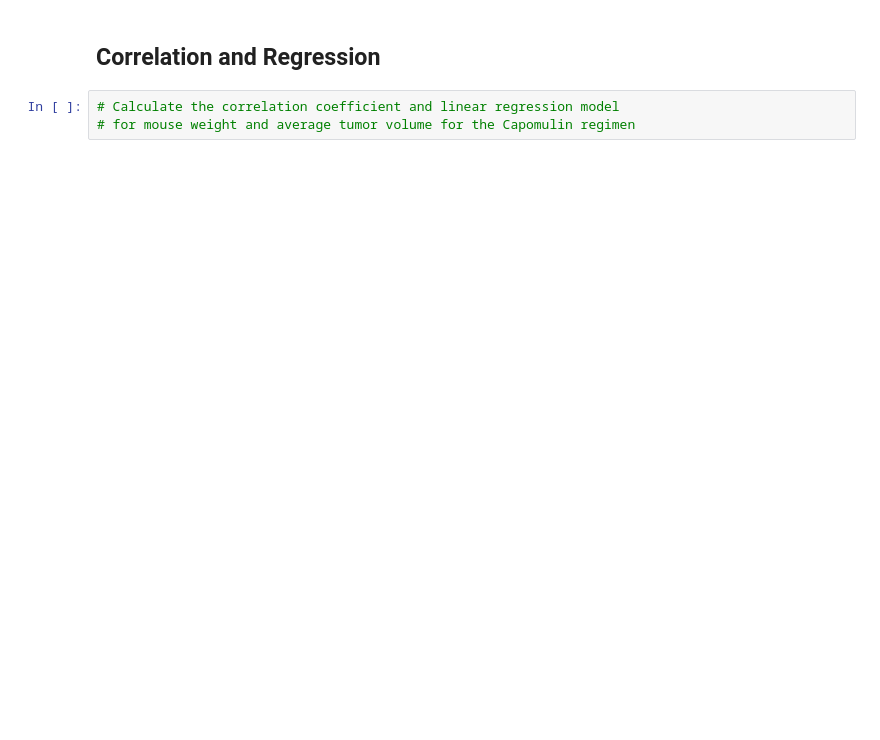
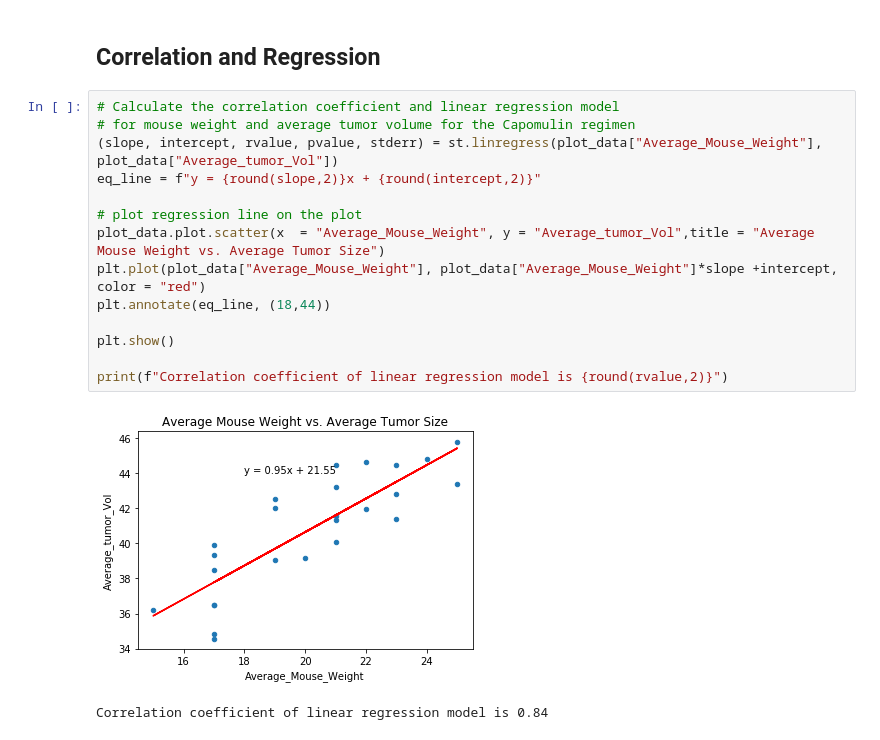
Before and after one commit to YANG007SUN/matplotlib-challenge, a Jupyter notebook: Pymaceuticals/pymaceuticals_starter.ipynb, the cells around one changed output. Drawn from its saved outputs; the diff is of its cells as text; blank space fills up the shorter version.

```diff
--- a/Pymaceuticals/pymaceuticals_starter.ipynb
+++ b/Pymaceuticals/pymaceuticals_starter.ipynb
@@ -280,5 +293,19 @@ plt.show()
 # %% [markdown]
 ## Correlation and Regression
-# %%
-# Calculate the correlation coefficient and linear regression model
-# for mouse weight and average tumor volume for the Capomulin regimen
+# %%
+# Calculate the correlation coefficient and linear regression model
+# for mouse weight and average tumor volume for the Capomulin regimen
+(slope, intercept, rvalue, pvalue, stderr) = st.linregress(plot_data["Average_Mouse_Weight"], plot_data["Average_tumor_Vol"])
+eq_line = f"y = {round(slope,2)}x + {round(intercept,2)}"
+
+# plot regression line on the plot
+plot_data.plot.scatter(x  = "Average_Mouse_Weight", y = "Average_tumor_Vol",title = "Average Mouse Weight vs. Average Tumor Size")
+plt.plot(plot_data["Average_Mouse_Weight"], plot_data["Average_Mouse_Weight"]*slope +intercept, color = "red")
+plt.annotate(eq_line, (18,44))
+
+plt.show()
+
+print(f"Correlation coefficient of linear regression model is {round(rvalue,2)}")
+# %% [output]
+[figure, added]
+Correlation coefficient of linear regression model is 0.84
```
Also changed, not shown: parts of 5 cells of this notebook.
